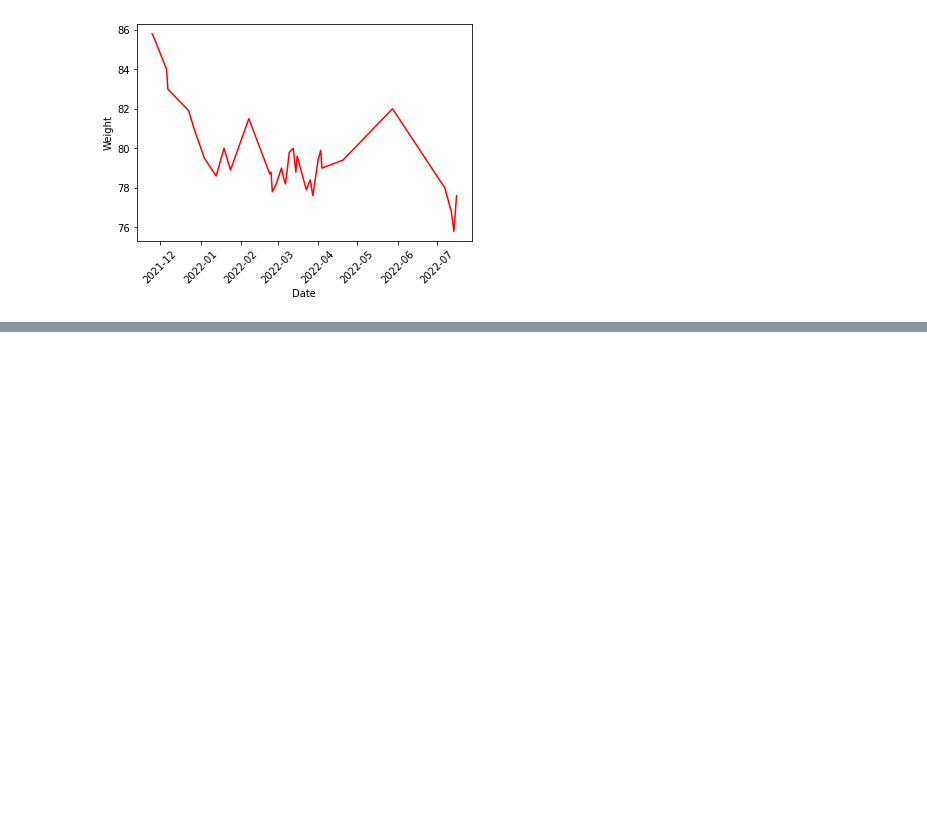
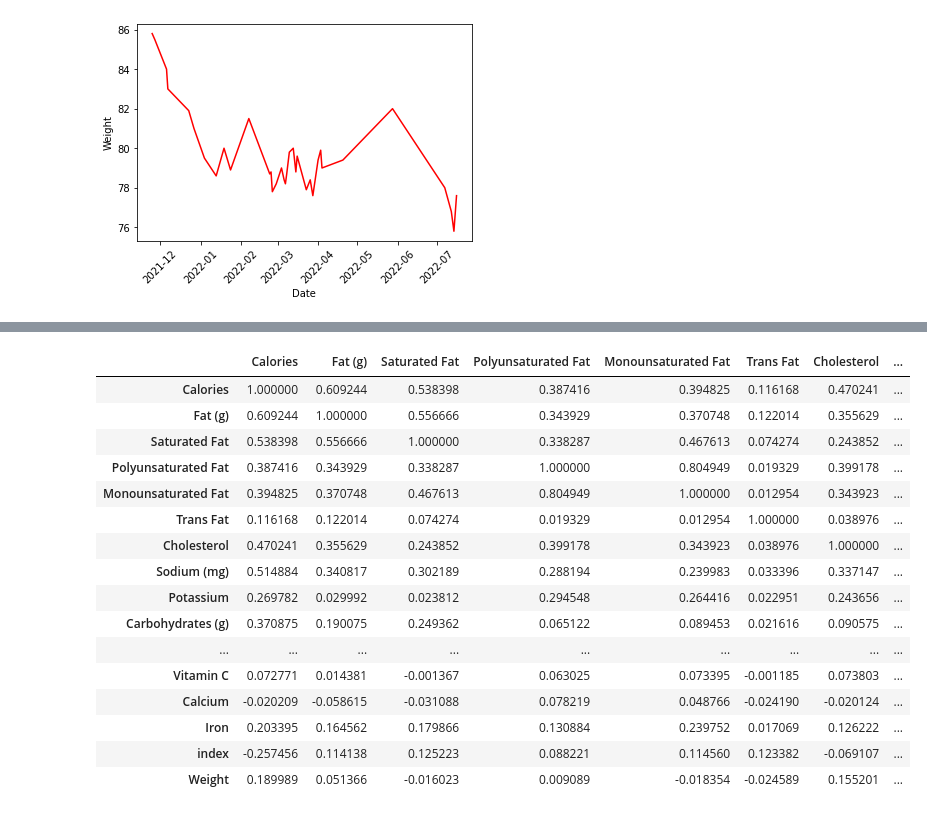
Before and after one commit to randyharrogates/PersonalHealthStudy, a Jupyter notebook: exploration.ipynb, the cells around one changed output, grey strips where cells are left out. Drawn from its saved outputs; the diff is of its cells as text; code cells hidden in the pictures; blank space fills up the shorter version.

Commit message:
added correlations of nutrition variables

```diff
--- a/exploration.ipynb
+++ b/exploration.ipynb
@@ -134,0 +161,22 @@ dtype: object
+# %%
+#Correlation study
+
+dfJoined.corr()
+# %% [output]
+|  | Calories | Fat (g) | Saturated Fat | Polyunsaturated Fat | Monounsaturated Fat | Trans Fat | Cholesterol | ... |
+| Calories | 1.000000 | 0.609244 | 0.538398 | 0.387416 | 0.394825 | 0.116168 | 0.470241 | ... |
+| Fat (g) | 0.609244 | 1.000000 | 0.556666 | 0.343929 | 0.370748 | 0.122014 | 0.355629 | ... |
+| Saturated Fat | 0.538398 | 0.556666 | 1.000000 | 0.338287 | 0.467613 | 0.074274 | 0.243852 | ... |
+| Polyunsaturated Fat | 0.387416 | 0.343929 | 0.338287 | 1.000000 | 0.804949 | 0.019329 | 0.399178 | ... |
+| Monounsaturated Fat | 0.394825 | 0.370748 | 0.467613 | 0.804949 | 1.000000 | 0.012954 | 0.343923 | ... |
+| Trans Fat | 0.116168 | 0.122014 | 0.074274 | 0.019329 | 0.012954 | 1.000000 | 0.038976 | ... |
+| Cholesterol | 0.470241 | 0.355629 | 0.243852 | 0.399178 | 0.343923 | 0.038976 | 1.000000 | ... |
+| Sodium (mg) | 0.514884 | 0.340817 | 0.302189 | 0.288194 | 0.239983 | 0.033396 | 0.337147 | ... |
+| Potassium | 0.269782 | 0.029992 | 0.023812 | 0.294548 | 0.264416 | 0.022951 | 0.243656 | ... |
+| Carbohydrates (g) | 0.370875 | 0.190075 | 0.249362 | 0.065122 | 0.089453 | 0.021616 | 0.090575 | ... |
+| ... | ... | ... | ... | ... | ... | ... | ... | ... |
+| Vitamin C | 0.072771 | 0.014381 | -0.001367 | 0.063025 | 0.073395 | -0.001185 | 0.073803 | ... |
+| Calcium | -0.020209 | -0.058615 | -0.031088 | 0.078219 | 0.048766 | -0.024190 | -0.020124 | ... |
+| Iron | 0.203395 | 0.164562 | 0.179866 | 0.130884 | 0.239752 | 0.017069 | 0.126222 | ... |
+| index | -0.257456 | 0.114138 | 0.125223 | 0.088221 | 0.114560 | 0.123382 | -0.069107 | ... |
+| Weight | 0.189989 | 0.051366 | -0.016023 | 0.009089 | -0.018354 | -0.024589 | 0.155201 | ... |
```
Also changed, not shown: parts of 5 cells of this notebook, 1 other file.
